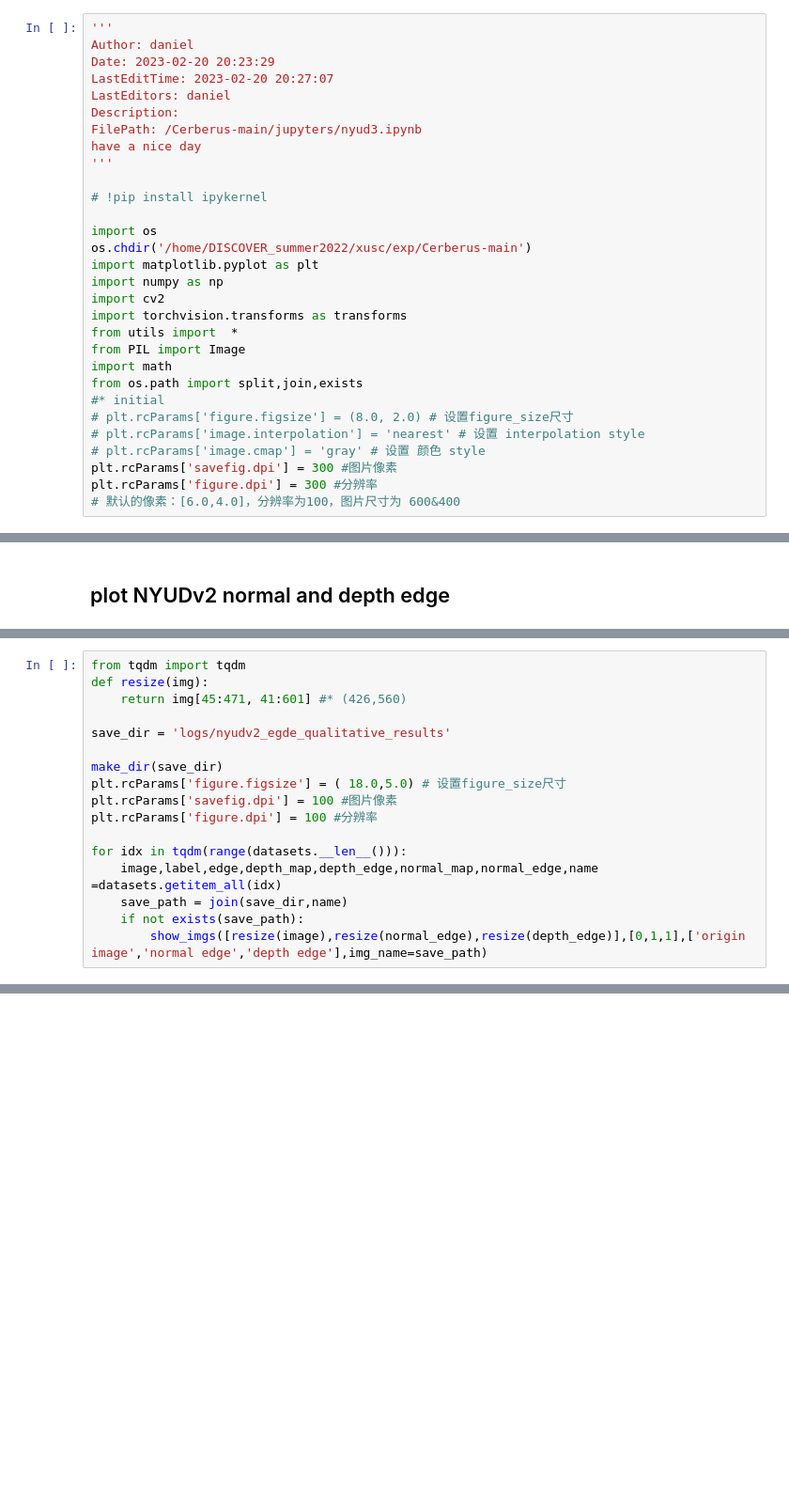
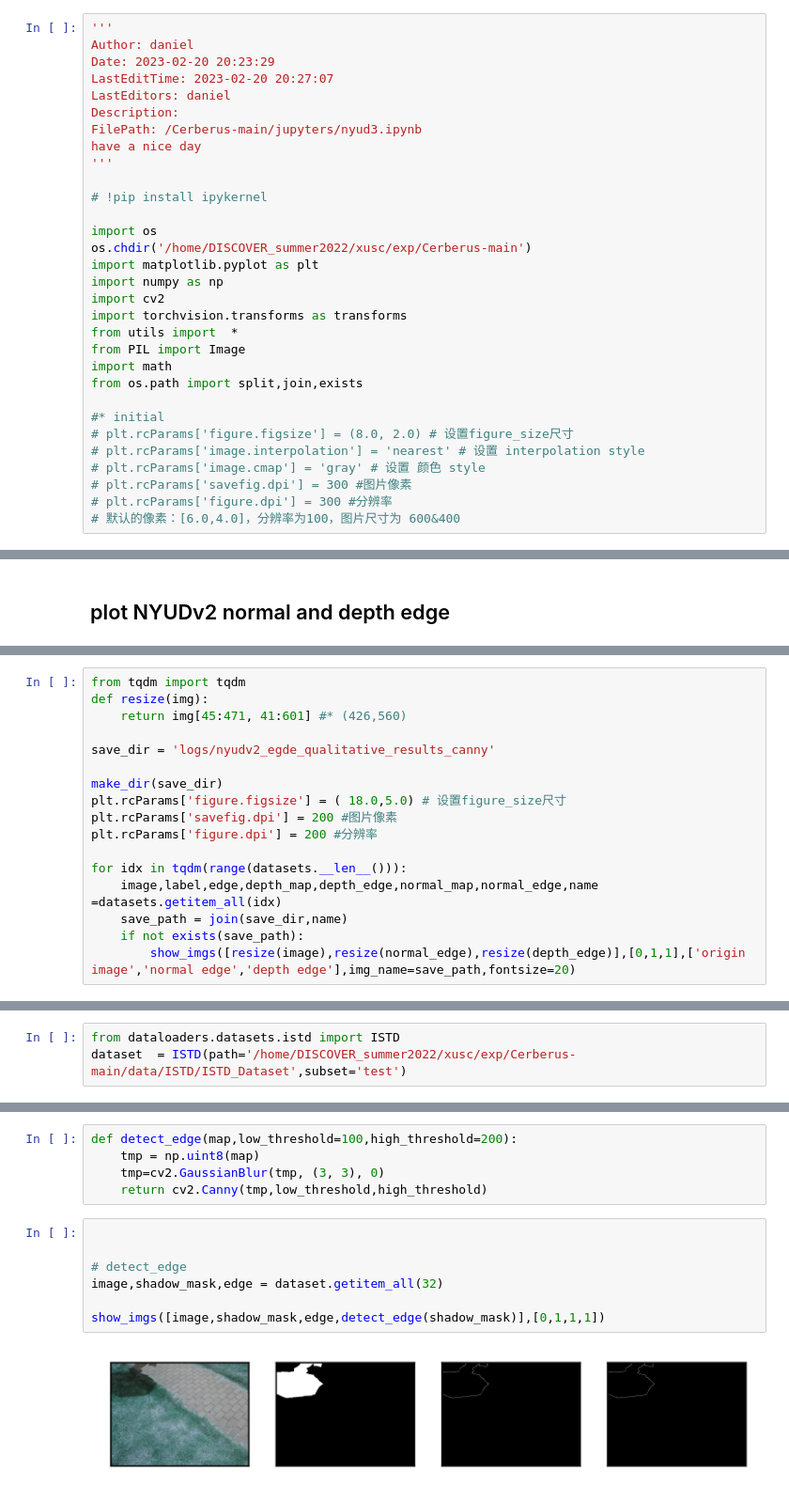
Before and after one commit to Daniellli/ECT, a Jupyter notebook: jupyters/plot.ipynb, the cells around one changed output, grey strips where cells are left out. Shown at 94% size. Saved outputs shown, nothing was run; the diff lists cells and outputs as text; blank space fills up the shorter version.

```diff
--- a/jupyters/plot.ipynb
+++ b/jupyters/plot.ipynb
@@ -21,12 +21,13 @@ from utils import  *
 from PIL import Image
 import math
 from os.path import split,join,exists
+
 #* initial
 # plt.rcParams['figure.figsize'] = (8.0, 2.0) # 设置figure_size尺寸
 # plt.rcParams['image.interpolation'] = 'nearest' # 设置 interpolation style
 # plt.rcParams['image.cmap'] = 'gray' # 设置 颜色 style
-plt.rcParams['savefig.dpi'] = 300 #图片像素
-plt.rcParams['figure.dpi'] = 300 #分辨率
+# plt.rcParams['savefig.dpi'] = 300 #图片像素
+# plt.rcParams['figure.dpi'] = 300 #分辨率
 # 默认的像素：[6.0,4.0]，分辨率为100，图片尺寸为 600&400
 # %% [output]
 Bad key text.latex.preview in file /home/DISCOVER_summer2022/xusc/.conda/envs/uav/lib/python3.7/site-packages/matplotlib/mpl-data/stylelib/_classic_test.mplstyle, line 123 ('text.latex.preview : False ...
@@ -78,15 +80,15 @@ from tqdm import tqdm
 def resize(img):
     return img[45:471, 41:601] #* (426,560)
 
-save_dir = 'logs/nyudv2_egde_qualitative_results'
+save_dir = 'logs/nyudv2_egde_qualitative_results_canny'
 
 make_dir(save_dir)
 plt.rcParams['figure.figsize'] = ( 18.0,5.0) # 设置figure_size尺寸
-plt.rcParams['savefig.dpi'] = 100 #图片像素
-plt.rcParams['figure.dpi'] = 100 #分辨率
+plt.rcParams['savefig.dpi'] = 200 #图片像素
+plt.rcParams['figure.dpi'] = 200 #分辨率
 
 for idx in tqdm(range(datasets.__len__())):
     image,label,edge,depth_map,depth_edge,normal_map,normal_edge,name =datasets.getitem_all(idx)
     save_path = join(save_dir,name)
     if not exists(save_path):
-        show_imgs([resize(image),resize(normal_edge),resize(depth_edge)],[0,1,1],['origin image','normal edge','depth edge'],img_name=save_path)
+        show_imgs([resize(image),resize(normal_edge),resize(depth_edge)],[0,1,1],['origin image','normal edge','depth edge'],img_name=save_path,fontsize=20)
@@ -108,0 +164,3 @@ num_imgs//5
+# %%
+from dataloaders.datasets.istd import ISTD
+dataset  = ISTD(path='/home/DISCOVER_summer2022/xusc/exp/Cerberus-main/data/ISTD/ISTD_Dataset',subset='test')
@@ -108,0 +180,14 @@ num_imgs//5
+# %%
+def detect_edge(map,low_threshold=100,high_threshold=200):
+    tmp = np.uint8(map)
+    tmp=cv2.GaussianBlur(tmp, (3, 3), 0)
+    return cv2.Canny(tmp,low_threshold,high_threshold)
+# %%
+
+
+# detect_edge
+image,shadow_mask,edge = dataset.getitem_all(32)
+
+show_imgs([image,shadow_mask,edge,detect_edge(shadow_mask)],[0,1,1,1])
+# %% [output]
+[figure, added]
```
Also changed, not shown: parts of 13 cells of this notebook, 8 other files.
